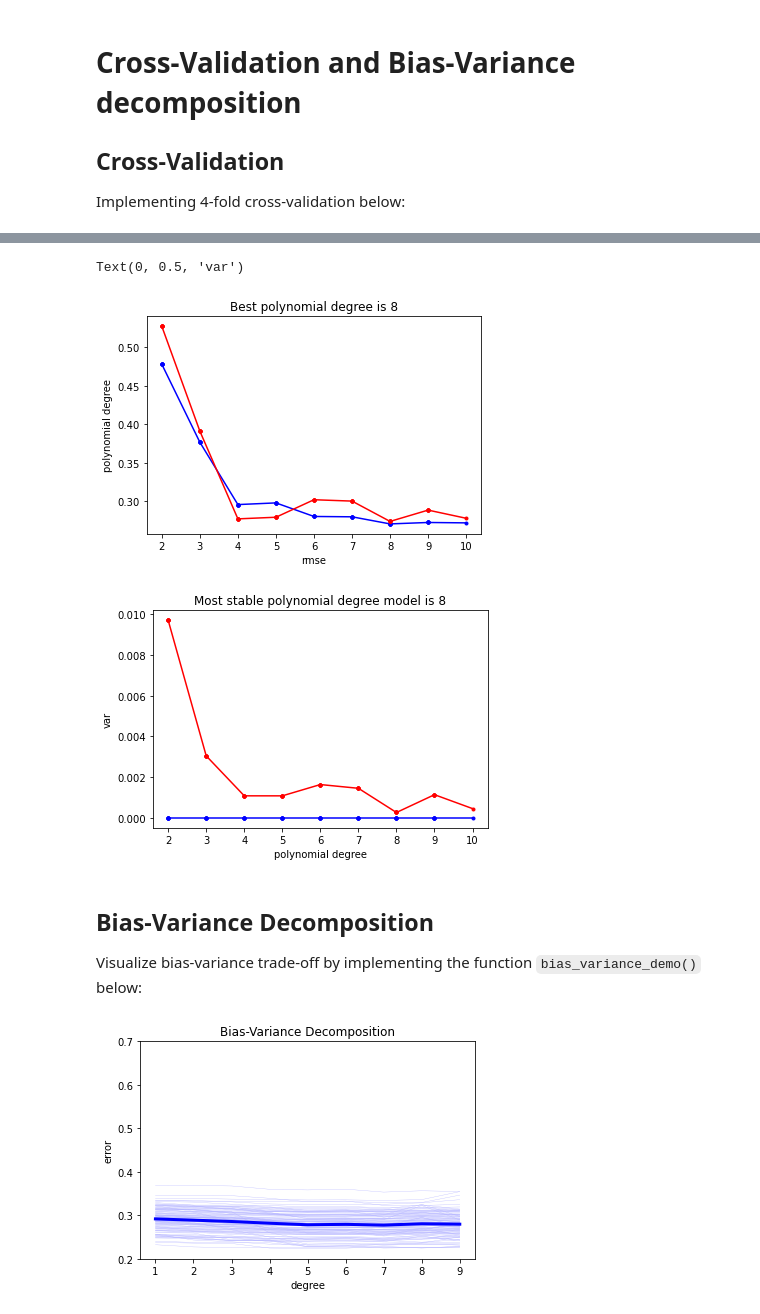
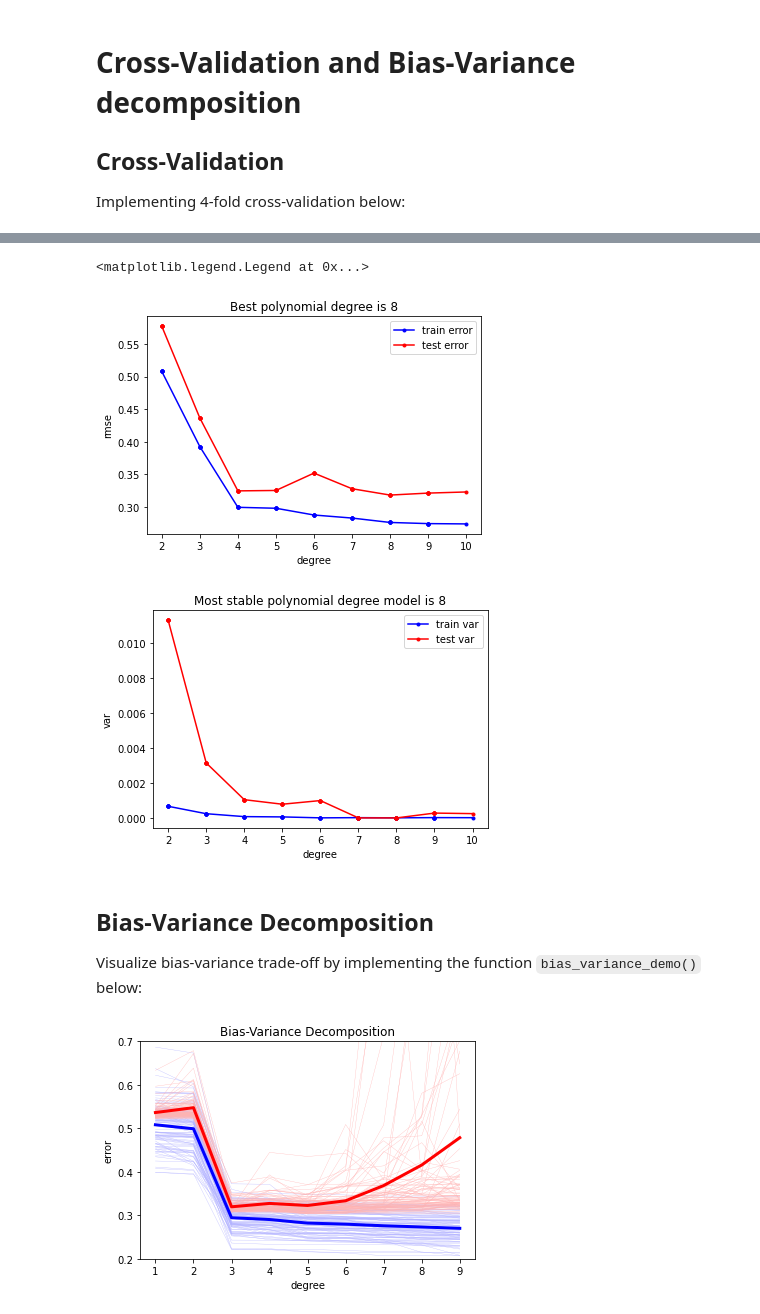
Before and after one commit to davide-rosso/ML_course, a Jupyter notebook: labs/ex04/template/ex04.ipynb, the cells around one changed output, grey strips where cells are left out. Drawn from its saved outputs; the diff is of its cells as text; code cells hidden in the pictures.

```diff
--- a/labs/ex04/template/ex04.ipynb
+++ b/labs/ex04/template/ex04.ipynb
@@ -24,8 +24,3 @@ def build_k_indices(y, k_fold, seed):
     k_indices = [indices[k * interval: (k + 1) * interval]
                  for k in range(k_fold)]
     return np.array(k_indices)
-# %%
-k_indices = build_k_indices(y, 4, 1)
-print(k_indices,k_indices)
-print((np.delete(k_indices, 3, 0)).flatten())
-print( k_indices[3])
@@ -50,7 +34,7 @@ def cross_validation(y, x, k_indices, k, lambda_, degree):
     # ***************************************************
     # get k'th subgroup in test, others in train
     # ***************************************************
-    idx_tr = (np.delete(k_indices, 3, 0)).flatten()
+    idx_tr = (np.delete(k_indices, k, 0)).flatten()
     idx_te = k_indices[k]
     x_tr, y_tr = x[idx_tr], y[idx_tr]
     x_te, y_te = x[idx_te], y[idx_te]
@@ -66,7 +50,7 @@ def cross_validation(y, x, k_indices, k, lambda_, degree):
     # ***************************************************
     # calculate the loss for train and test data
     # ***************************************************
-    loss_te = compute_mse(y_te, x_poly_te, ws)
+    loss_te = compute_mse(y_te, x_poly_te, ws) + lambda_*ws@ws
     return loss_tr, loss_te
 # %%
 from plots import cross_validation_visualization
@@ -110,7 +98,7 @@ cross_validation_demo()
 seed = 1
 degrees = np.linspace(2,10,dtype=int)
 k_fold = 4
-lambda_ = 10e-2
+lambda_ = 0.041753189365604
 # split data in k fold
 k_indices = build_k_indices(y, k_fold, seed)
 # define lists to store the loss of training data and test data
@@ -123,30 +111,36 @@ var_te = []
 # ***************************************************
 for degree in degrees:
     k_indices = build_k_indices(y, k_fold, seed)
-    loss_ave_tr = []; loss_ave_te = []
+    loss_ave_tr = []
+    loss_ave_te = []
     for k in range(k_fold):
         loss_tr, loss_te = cross_validation(y, x, k_indices, k, lambda_, degree)
-        loss_ave_tr.append(np.sqrt(2*loss_tr)); loss_ave_te.append(np.sqrt(2*loss_te))
+        loss_ave_tr.append(np.sqrt(2*loss_tr))
+        loss_ave_te.append(np.sqrt(2*loss_te))
     rmse_tr.append(np.mean(loss_ave_tr))
     var_tr.append(np.var(loss_ave_tr))
     rmse_te.append(np.mean(loss_ave_te))
     var_te.append(np.var(loss_ave_te))
+
+# plot
 plt.figure()
 plt.plot(degrees, rmse_tr, marker=".", color='b', label='train error')
 plt.plot(degrees, rmse_te, marker=".", color='r', label='test error')
 plt.title('Best polynomial degree is '+str(degrees[np.argmin(rmse_te)]))
-plt.xlabel('rmse')
-plt.ylabel('polynomial degree')
+plt.xlabel('degree')
+plt.ylabel('rmse')
+plt.legend(['train error', 'test error'])
 plt.figure()
 plt.plot(degrees, var_tr, marker=".", color='b', label='train error')
 plt.plot(degrees, var_te, marker=".", color='r', label='test error')
 plt.title('Most stable polynomial degree model is '+str(degrees[np.argmin(var_te)]))
-plt.xlabel('polynomial degree')
+plt.xlabel('degree')
 plt.ylabel('var')
+plt.legend(['train var', 'test var'])
 # %% [output]
-Text(0, 0.5, 'var')
+<matplotlib.legend.Legend at 0x...>
-[figure, old version]
+[figure, new version]
-[figure, old version]
+[figure, new version]
 # %% [markdown]
 ## Bias-Variance Decomposition
 Visualize bias-variance trade-off by implementing the function `bias_variance_demo()` below:
@@ -159,33 +153,33 @@ def bias_variance_demo():
     """The entry."""
     # define parameters
     seeds = range(100)
     num_data = 10000
     ratio_train = 0.005
     degrees = range(1, 10)
 
     # define list to store the variable
     rmse_tr = np.empty((len(seeds), len(degrees)))
     rmse_te = np.empty((len(seeds), len(degrees)))
 
     for index_seed, seed in enumerate(seeds):
-        np.random.seed(index_seed)
+        np.random.seed(seed)
         x = np.linspace(0.1, 2 * np.pi, num_data)
         y = np.sin(x) + 0.3 * np.random.randn(num_data).T
         # ***************************************************
         # split data with a specific seed
         # ***************************************************
-        x_tr, y_tr, x_te, y_te = split_data(x, y, ratio_train, index_seed)
+        x_tr, y_tr, x_te, y_te = split_data(x, y, ratio_train, seed)
         # ***************************************************
         # bias_variance_decomposition
         # ***************************************************
         for degree in degrees:
             x_poly_tr = build_poly(x_tr, degree)
             x_poly_te = build_poly(x_te, degree)
             mse, ws = least_squares(y_tr, x_poly_tr)
             rmse_tr[index_seed,degree-1] = np.sqrt(2*mse)
             rmse_te[index_seed,degree-1] = np.sqrt(2*compute_mse(y_te, x_poly_te, ws))
     bias_variance_decomposition_visualization(degrees, rmse_tr, rmse_te)
 
 bias_variance_demo()
 # %% [output]
-[figure, old version]
+[figure, new version]
```
Also changed, not shown: parts of 4 cells of this notebook, 10 other files.
